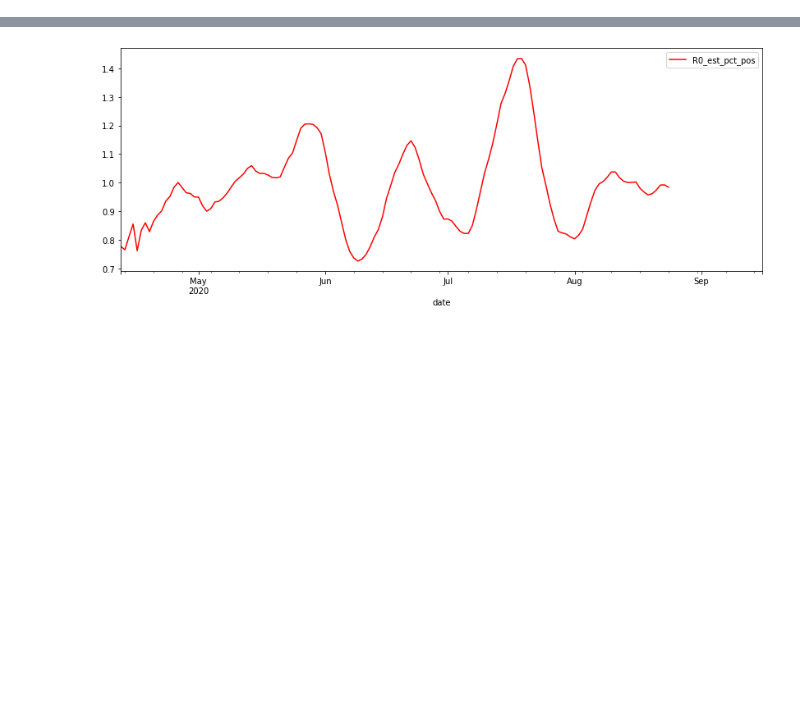
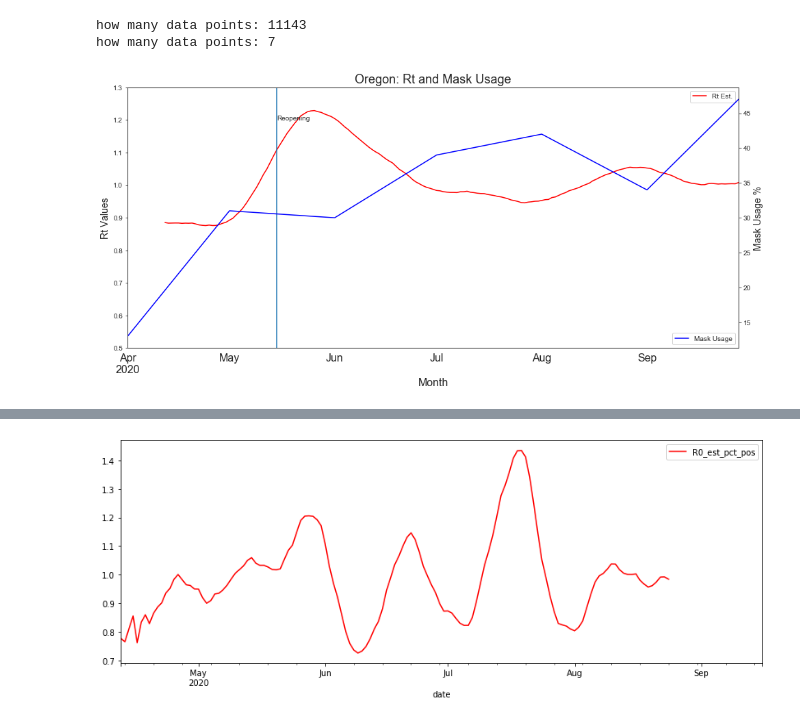
Before and after one commit to 10Exahertz/COVID_challenge, a Jupyter notebook: covid_challenge1.py.ipynb, the cells around one changed output, grey strips where cells are left out. Drawn from its saved outputs; the diff is of its cells as text; code cells hidden in the pictures; blank space fills up the shorter version.

```diff
--- a/covid_challenge1.py.ipynb
+++ b/covid_challenge1.py.ipynb
@@ -40,0 +107,64 @@ df_NY.head(16)
+# %%
+import matplotlib.pyplot as plt
+import scipy.stats as stats
+State = 'OR'
+State_name = 'Oregon'
+Start_date='2020-04-12'
+End_date='2020-09-30'
+
+
+Mask_mandate='2020-07-01'
+Reopening='2020-05-15'
+R_text = 'Reopening'
+
+df_NY = df.loc[df['state_code'] == State.lower()]
+df_NY = df_NY.sort_values(by=['date'])
+df_NY['date']= pd.to_datetime(df_NY['date'])
+df_NY = df_NY.loc[df_NY['date'] <= End_date]
+df_NY = df_NY.loc[df_NY['date'] >= Start_date]
+df_NY = df_NY.groupby(['date']).mean()
+df_NY = df_NY.reset_index(drop=False)
+df_rt = pd.read_csv('Data/rt.csv')
+df_rt['date']= pd.to_datetime(df_rt['date'])
+print('how many data points:',len(df_rt))
+pd.set_option('display.max_columns', None)
+df_rt = df_rt[['date','mean','region']]
+df_rt = df_rt.loc[df_rt['region'] == State]
+df_rt = df_rt.loc[df_rt['date'] <= End_date]
+df_rt = df_rt.loc[df_rt['date'] >= Start_date]
+
+df_mask = pd.read_csv('Data/Mask_use_transpose.csv')
+print('how many data points:',len(df_mask))
+pd.set_option('display.max_columns', None)
+df_mask['Date']= pd.to_datetime(df_mask['Date'])
+#df_ifr = df_ifr[['date','0']]
+df_mask = df_mask[['Date',State_name]]
+df_mask["New York Mask Use"] = (df_mask[State_name]*100)
+
+
+# r, p = stats.pearsonr(df_mask.dropna()['New York Mask Use'], df_rt.dropna()['mean'])
+# print(f"Scipy computed Pearson r: {r} and p-value: {p}")
+
+
+ax = df_rt.plot(kind='line',x='date',y='mean',color='red', figsize = (16,7), label = 'Rt Est.')
+plt.title(State_name + ": Rt and Mask Usage", fontsize = 18)
+plt.ylabel('Rt Values', fontsize=14)
+plt.ylim(0.5,1.3)
+#plt.axvline(x=Mask_mandate)
+#plt.text(Mask_mandate,1.1,'Mask Mandate',rotation=0)
+plt.axvline(x=Reopening)
+plt.text(Reopening,1.2,R_text,rotation=0)
+plt.xticks(fontsize=16)
+plt.xlabel('Month',fontsize=16)
+ax2 = ax.twinx()
+df_mask.plot(kind='line',x='Date',y='New York Mask Use',color='blue',label='Mask Usage', ax=ax2)
+ax2.legend(loc='lower right')
+plt.ylabel('Mask Usage %', fontsize=14)
+#plt.ylim(0,65)
+#ax = df_rt.plot(kind='line',x='date',y='mean',color='blue', ax=ax2, label='R0 est')
+plt.savefig('Charts/'+State_name+' Rt vs Mask.png')
+plt.show()
+# %% [output]
+how many data points: 11143
+how many data points: 7
+[figure, added]
```
Also changed, not shown: parts of 11 cells of this notebook.
